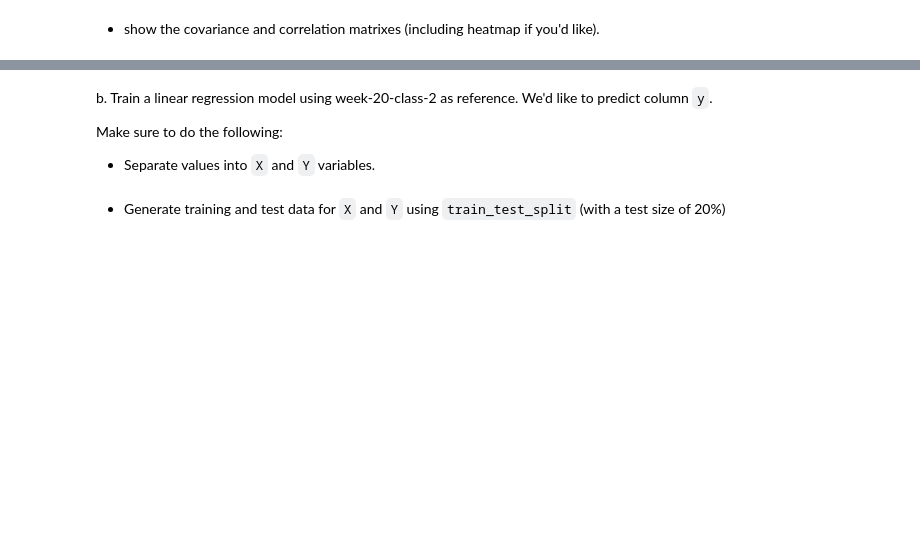
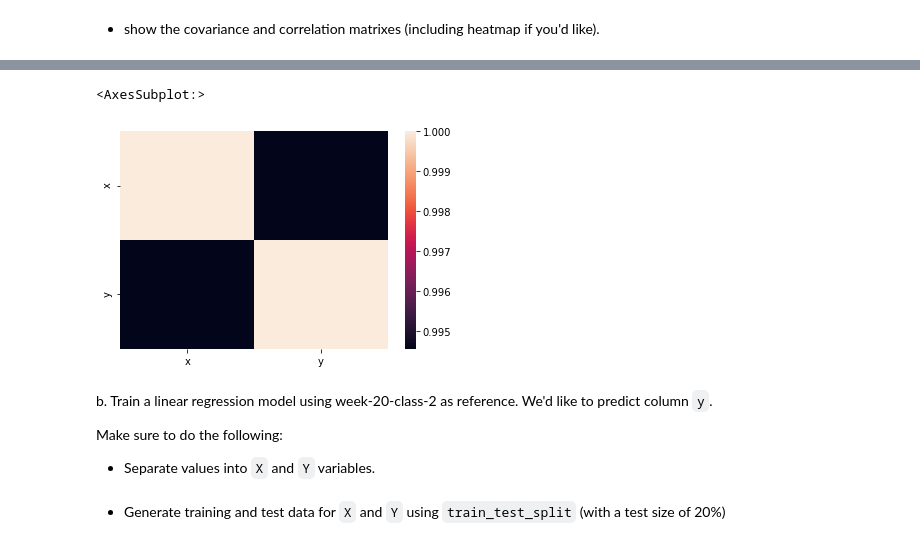
Before and after one commit to FaustoRosado/I2020_DS, a Jupyter notebook: week-020/week-20-lab.ipynb, the cells around one changed output, grey strips where cells are left out. Drawn from its saved outputs; the diff is of its cells as text; code cells hidden in the pictures; blank space fills up the shorter version.

```diff
--- a/week-020/week-20-lab.ipynb
+++ b/week-020/week-20-lab.ipynb
@@ -88,3 +307,8 @@ a. Import and analyze the dataset. Make sure you do the following:
+# %%
+sns.heatmap(df.corr())
+# %% [output]
+<AxesSubplot:>
+[figure, added]
 # %% [markdown]
 b. Train a linear regression model using week-20-class-2 as reference. We'd like to predict column `y`.
 
```
Also changed, not shown: parts of 56 cells of this notebook, 4 other files.
